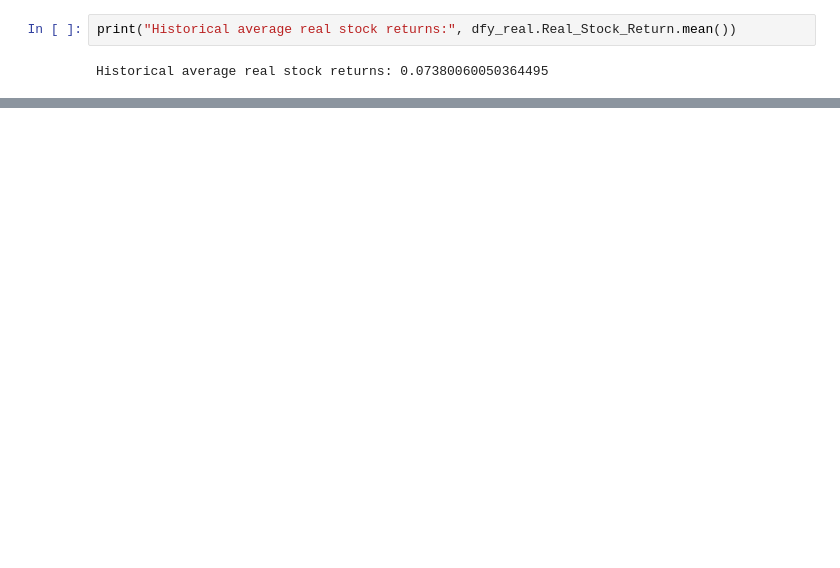
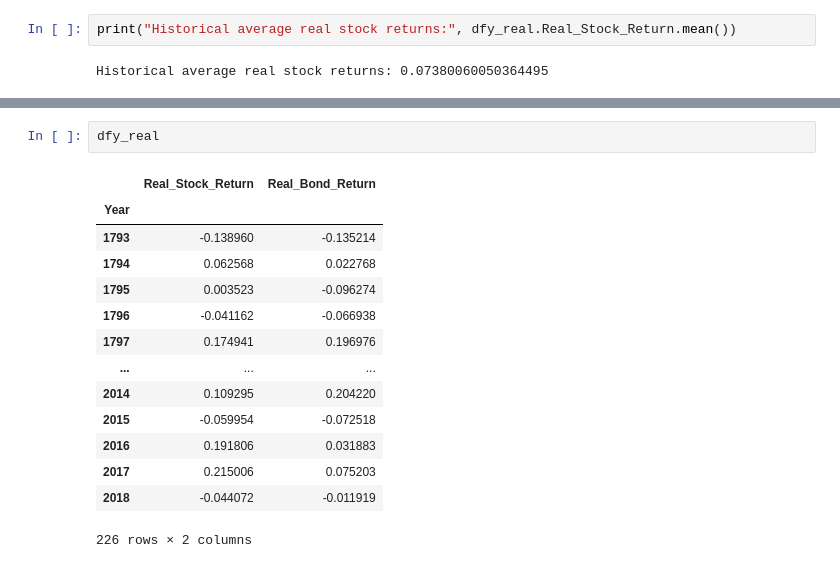
Before and after one commit to danieleongari/saturdaymorningdsprojects, a Jupyter notebook: 02_sp500_timing/3_bonds_stocks_are_same.ipynb, the cells around one changed output, grey strips where cells are left out. Drawn from its saved outputs; the diff is of its cells as text; blank space fills up the shorter version.

```diff
--- a/02_sp500_timing/3_bonds_stocks_are_same.ipynb
+++ b/02_sp500_timing/3_bonds_stocks_are_same.ipynb
@@ -127,0 +406,17 @@ dfy_real_cum.plot().update_layout(yaxis_type="log").update_layout(
+# %%
+dfy_real
+# %% [output]
+|  | Real_Stock_Return | Real_Bond_Return |
+| Year |  |  |
+| 1793 | -0.138960 | -0.135214 |
+| 1794 | 0.062568 | 0.022768 |
+| 1795 | 0.003523 | -0.096274 |
+| 1796 | -0.041162 | -0.066938 |
+| 1797 | 0.174941 | 0.196976 |
+| ... | ... | ... |
+| 2014 | 0.109295 | 0.204220 |
+| 2015 | -0.059954 | -0.072518 |
+| 2016 | 0.191806 | 0.031883 |
+| 2017 | 0.215006 | 0.075203 |
+| 2018 | -0.044072 | -0.011919 |
+226 rows × 2 columns
```
Also changed, not shown: parts of 15 cells of this notebook, 2 other files.
